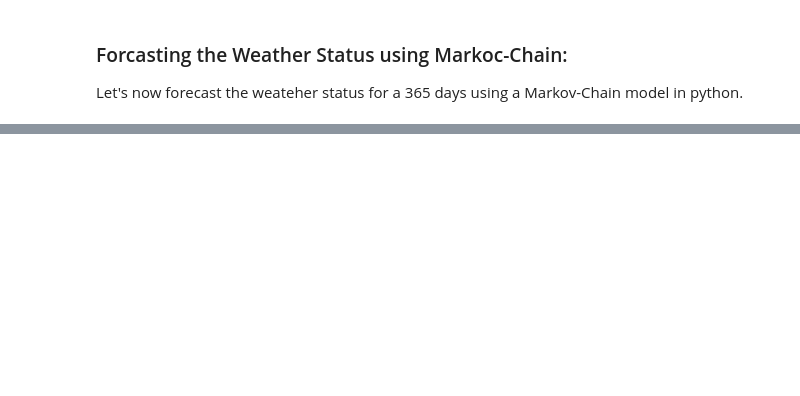
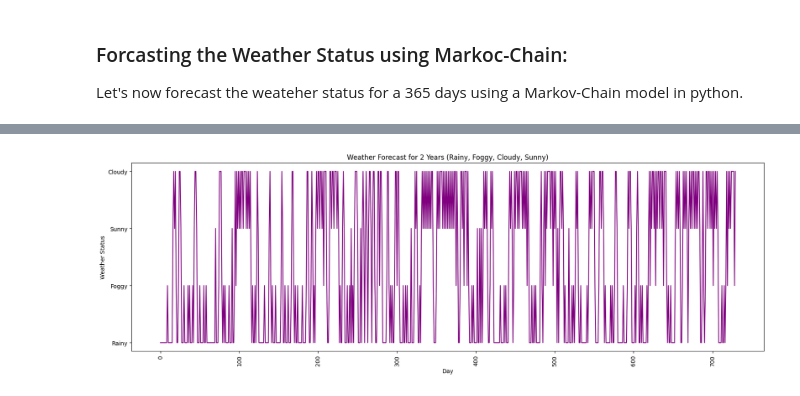
Before and after one commit to SenhadjiMSaid/ModSim-Labs, a Jupyter notebook: ModSim_Lab6/ModSim_Lab6.ipynb, the cells around one changed output, grey strips where cells are left out. Drawn from its saved outputs; the diff is of its cells as text; code cells hidden in the pictures; blank space fills up the shorter version.

```diff
--- a/ModSim_Lab6/ModSim_Lab6.ipynb
+++ b/ModSim_Lab6/ModSim_Lab6.ipynb
@@ -238,0 +272,87 @@ We want to model a more complex weather status of a given town. The graph transi
+# %%
+#your code for simulation and plotting
+states = ["Rainy", "Foggy", "Cloudy", "Sunny"]
+
+transitionName = [["RR", "RF", "RC", "RS"],
+                  ["FR", "FF", "FC", "FS"],
+                  ["CR", "CF", "CC", "CS"],
+                  ["SR", "SF", "SC", "SS"]]
+
+transitionMatrix = np.array([
+    [5/8, 1/4, 0,   1/8],
+    [2/3, 0,   1/3, 0],
+    [0,   1/6, 1/3, 1/2],
+    [1/4, 0,   3/4, 0]
+])
+
+def weatherForecast(days):
+    # Random initial weather
+    init = rm.choice(states)
+    weatherList = []
+    weatherToday = init
+    i = 0
+    print("Starting weather: ", weatherToday)
+
+    while i < days:
+        if weatherToday == "Rainy":
+            change = np.random.choice(transitionName[0], p=transitionMatrix[0])
+            if change == "RR":
+                pass
+            elif change == "RF":
+                weatherToday = "Foggy"
+            elif change == "RC":
+                weatherToday = "Cloudy"
+            elif change == "RS":
+                weatherToday = "Sunny"
+
+        elif weatherToday == "Foggy":
+            change = np.random.choice(transitionName[1], p=transitionMatrix[1])
+            if change == "FR":
+                weatherToday = "Rainy"
+            elif change == "FF":
+                pass
+            elif change == "FC":
+                weatherToday = "Cloudy"
+            elif change == "FS":
+                weatherToday = "Sunny"
+
+        elif weatherToday == "Cloudy":
+            change = np.random.choice(transitionName[2], p=transitionMatrix[2])
+            if change == "CR":
+                weatherToday = "Rainy"
+            elif change == "CF":
+                weatherToday = "Foggy"
+            elif change == "CC":
+                pass
+            elif change == "CS":
+                weatherToday = "Sunny"
+
+        elif weatherToday == "Sunny":
+            change = np.random.choice(transitionName[3], p=transitionMatrix[3])
+            if change == "SR":
+                weatherToday = "Rainy"
+            elif change == "SF":
+                weatherToday = "Foggy"
+            elif change == "SC":
+                weatherToday = "Cloudy"
+            elif change == "SS":
+                pass
+
+        weatherList.append(weatherToday)
+        i += 1
+
+    return weatherList
+
+# Forecast for 730 days (2 years)
+NbrOfDays = 730
+weatherStates = weatherForecast(NbrOfDays)
+
+# Plotting
+plt.figure(figsize=(20,6))
+plt.plot(weatherStates, color='purple')
+plt.xlabel('Day')
+plt.ylabel('Weather Status')
+plt.title('Weather Forecast for 2 Years (Rainy, Foggy, Cloudy, Sunny)')
+plt.xticks(rotation=90)
+plt.show()
+# %% [output]
@@ -238,0 +360 @@ We want to model a more complex weather status of a given town. The graph transi
+[figure, added]
```
Also changed, not shown: parts of 21 cells of this notebook.
